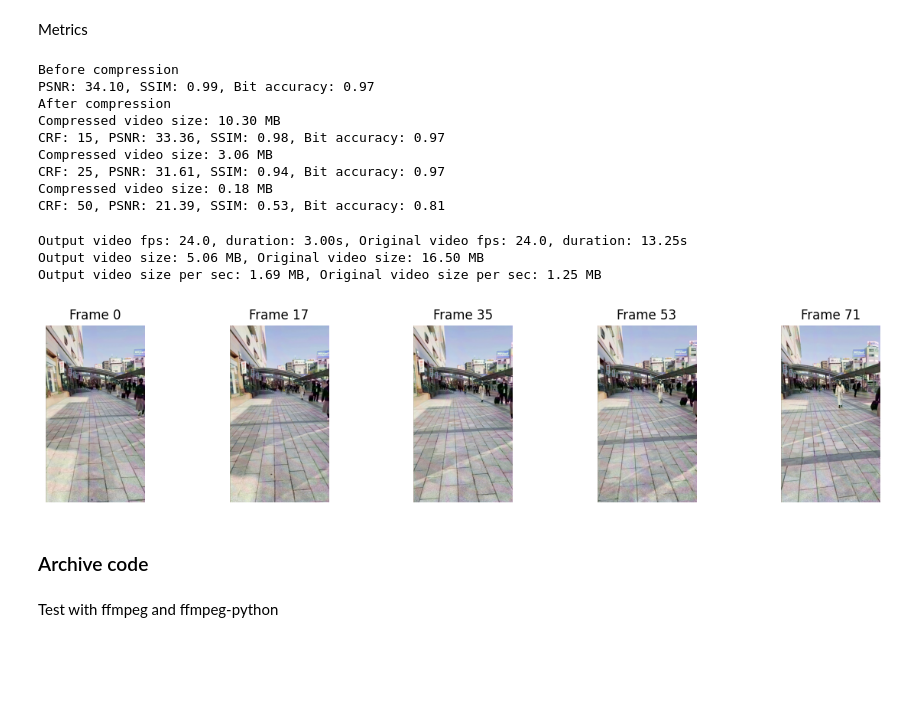
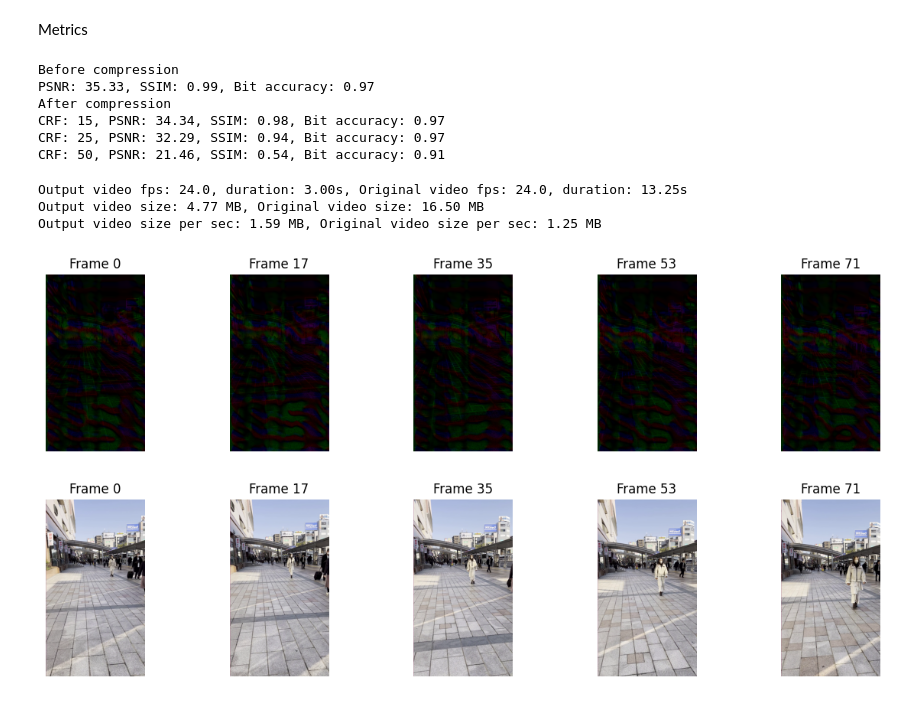
Before and after one commit to facebookresearch/videoseal, a Jupyter notebook: notebooks/demos/demo_video.ipynb, the cells around one changed output. Drawn from its saved outputs; the diff is of its cells as text; code cells hidden in the pictures; blank space fills up the shorter version.

Commit message:
cleanup and reproduce video inference -- remove cpu for now

```diff
--- a/notebooks/demos/demo_video.ipynb
+++ b/notebooks/demos/demo_video.ipynb
@@ -50,9 +53,10 @@ vid_dataset = VideoDataset(
     frames_per_clip = frames_per_clip,
     frame_step = frame_step,
     output_resolution=(1920, 1080),
+    flatten_clips_to_frames=False,
 )
 vid = vid_dataset.__getitem__(0)
-video_tensor = vid[0][0]  # (T, C, H, W)
+video_tensor = vid[0]  # (T, C, H, W)
 # video_tensor = np.transpose(video_tensor, (0, 3, 1, 2))
 # video_tensor = torch.tensor(video_tensor, dtype=torch.float32)
 # print(f"Video tensor shape: {video_tensor.shape}")
@@ -295,6 +157,7 @@ attenuation.preprocess = unnormalize_img
 attenuation.postprocess = normalize_img
 
 wam.attenuation = attenuation
+wam.attenuation = attenuation
 wam.scaling_w = 3.0
 wam.scaling_i = 1.0
 
@@ -306,9 +169,15 @@ Metrics
 # %%
 msg = wam.get_random_msg()
 
-vid = normalize_img(video_tensor / 255)
+# vid = normalize_img(video_tensor / 255)
+vid = normalize_img(video_tensor)
+
+vid = vid.to(device)
+msg = msg.to(device)
 vid_w = wam.embed_inference(vid, msg)
 preds = wam.detect_inference(vid_w)
+
+# SANITIZE TENSORS
 
 psnr_val = psnr(vid_w, vid).mean().item()
 ssim_val = ssim(vid_w, vid).mean().item()
@@ -328,37 +197,22 @@ for crf in [15, 25, 50]:
     print(f"CRF: {crf}, PSNR: {psnr_val:.2f}, SSIM: {ssim_val:.2f}, Bit accuracy: {bit_acc_comp:.2f}")
 # %% [output]
 Before compression
-PSNR: 34.10, SSIM: 0.99, Bit accuracy: 0.97
+PSNR: 35.33, SSIM: 0.99, Bit accuracy: 0.97
 After compression
-Compressed video size: 10.30 MB
-CRF: 15, PSNR: 33.36, SSIM: 0.98, Bit accuracy: 0.97
-Compressed video size: 3.06 MB
-CRF: 25, PSNR: 31.61, SSIM: 0.94, Bit accuracy: 0.97
-Compressed video size: 0.18 MB
-CRF: 50, PSNR: 21.39, SSIM: 0.53, Bit accuracy: 0.81
+CRF: 15, PSNR: 34.34, SSIM: 0.98, Bit accuracy: 0.97
+CRF: 25, PSNR: 32.29, SSIM: 0.94, Bit accuracy: 0.97
+CRF: 50, PSNR: 21.46, SSIM: 0.54, Bit accuracy: 0.91
 # %%
 # !ffmpeg -i output_w.mp4 -i  output_o.mp4 -filter_complex ssim -f null - 2>&1 | grep " SSIM "
 # # https://stackoverflow.com/questions/62061410/can-someone-help-me-to-install-the-netflixs-vmaf-library-in-ubuntu
 # !ffmpeg -i output_w.mp4 -i  output_o.mp4 -filter_complex libvmaf
 # %%
-def save_vid(vid, out_path, fps):
-    video_tensor_w = unnormalize_img(vid)
-    video_tensor_w = video_tensor_w.clamp(0, 1)
-    video_tensor_w = video_tensor_w.numpy()
-    video_tensor_w = 255 * np.transpose(video_tensor_w, (0, 2, 3, 1))
-    torchvision.io.write_video(out_path, video_tensor_w, fps=fps, video_codec='libx264', options={'crf': '21'})
+from videoseal.utils.display import save_vid
 
-def get_fps(video_path):
-    cap = cv2.VideoCapture(video_path)
-    fps = cap.get(cv2.CAP_PROP_FPS)
-    frame_count = cap.get(cv2.CAP_PROP_FRAME_COUNT)
-    cap.release()
-    return fps, frame_count
+save_vid(vid, "output.mp4", fps)
+save_vid(vid_w, "output_wm.mp4", fps)
+save_vid(vid - vid_w, "wm.mp4", fps)
 
-out_path = "output_w.mp4"
-out_path_ori = "output_o.mp4"
-save_vid(vid_w, out_path, fps)
-save_vid(vid, out_path_ori, fps)
 
 # get video fps and durations
 fps, frame_count = get_fps(out_path)
@@ -376,28 +230,25 @@ print(f"Output video size: {size:.2f} MB, Original video size: {original_size:.2
 print(f"Output video size per sec: {size_per_sec:.2f} MB, Original video size per sec: {original_size_per_sec:.2f} MB")
 # %% [output]
 Output video fps: 24.0, duration: 3.00s, Original video fps: 24.0, duration: 13.25s
-Output video size: 5.06 MB, Original video size: 16.50 MB
-Output video size per sec: 1.69 MB, Original video size per sec: 1.25 MB
+Output video size: 4.77 MB, Original video size: 16.50 MB
+Output video size per sec: 1.59 MB, Original video size per sec: 1.25 MB
 # %%
 # compressed_video.shape -> torch.Size([t, c, h, w])
-def plot_images_from_video(video_tensor, n=5):
+def plot_images_from_video_tensor(video_tensor, n=5):
     # prepare images
-    video_tensor = unnormalize_img(video_tensor)
     video_tensor = video_tensor.clamp(0, 1).permute(0, 2, 3, 1)  # t c h w -> t w h c
-    video_tensor = video_tensor.numpy()
+    video_tensor = video_tensor.cpu().numpy()
     # plot
     indexes = np.linspace(0, len(video_tensor)-1, n).astype(int)
     fig, axes = plt.subplots(1, n, figsize=(n*3, 3))
     for ii, idx in enumerate(indexes):
         axes[ii].imshow(video_tensor[idx])
         axes[ii].axis('off')
         axes[ii].set_title(f"Frame {idx}")
     plt.show()
 
-plot_images_from_video(vid_w_comp, n=5)
+plot_images_from_video_tensor(vid_w-vid, n=5)
+plot_images_from_video_tensor(video_tensor, n=5)
 # %% [output]
-[figure, old version]
+[figure, new version]
+[figure, added]
-# %% [markdown]
-### Archive code
-# %% [markdown]
-Test with ffmpeg and  ffmpeg-python
```
Also changed, not shown: parts of 5 cells of this notebook, 4 other files.
